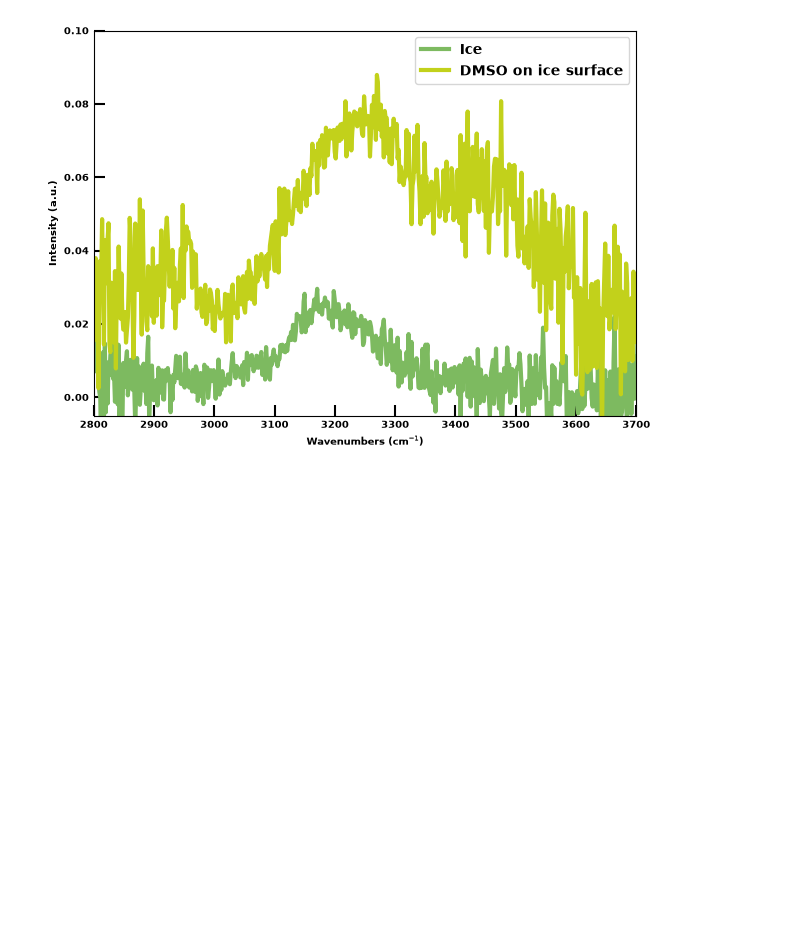
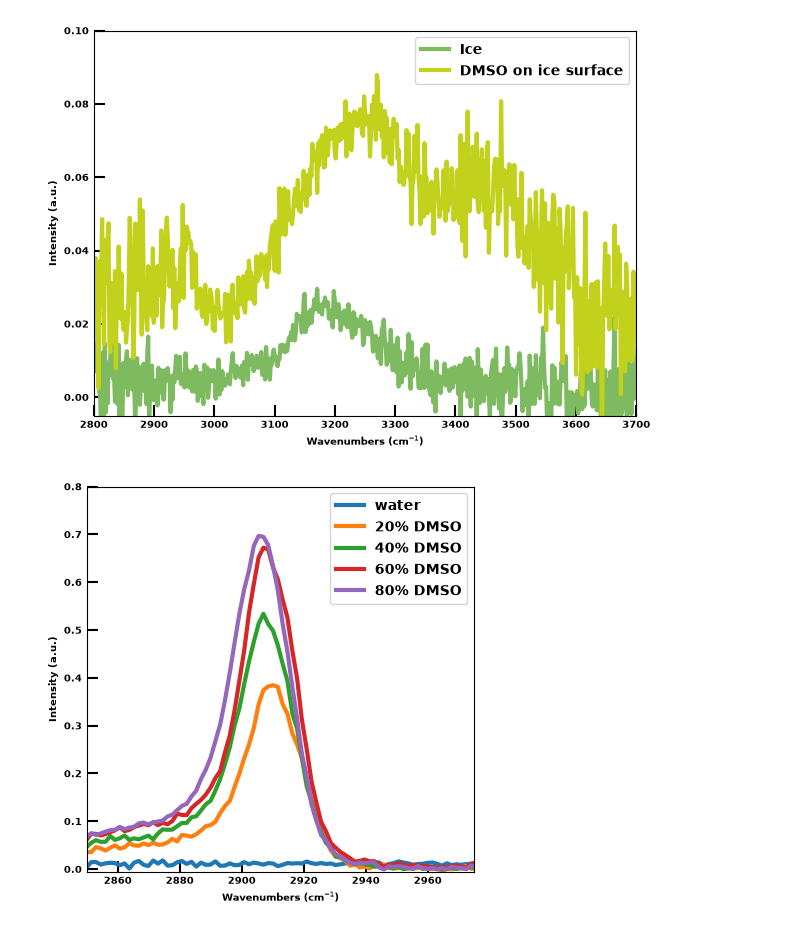
Before and after one commit to upschemistry/DMSO_on_ice, a Jupyter notebook: DMSO/SFG_results.ipynb, the cells around one changed output. Drawn from its saved outputs; the diff is of its cells as text; code cells hidden in the pictures; blank space fills up the shorter version.

```diff
--- a/DMSO/SFG_results.ipynb
+++ b/DMSO/SFG_results.ipynb
@@ -83,3 +91,74 @@ plt.tick_params(axis='both', direction='in', length=8, width=1.5)
 plt.show()
 # %% [output]
 [figure]
+# %%
+file_data = {
+    'water_5C_ssp_3um_300s.csv': 'water',
+    'dmso20_5C_ssp_3um_300s.csv': '20% DMSO',
+    'dmso40_5C_ssp_3um_300s.csv': '40% DMSO',
+    'dmso60_5C_ssp_3um_300s.csv': '60% DMSO',
+    'dmso80_5C_ssp_3um_300s.csv': '80% DMSO',
+
+}
+
+plt.figure(figsize=(5, 5))
+plt.ylim(-0.005, 0.8) # Adjusted y-limit to accommodate both datasets
+plt.xlim(2850, 2975)
+plt.xticks(fontsize=7, fontweight='bold')
+plt.yticks(fontsize=7, fontweight='bold')
+plt.xlabel(r'Wavenumbers (cm$^{-1}$)', fontsize=7, fontweight='bold')
+plt.ylabel('Intensity (a.u.)', fontsize=7, fontweight='bold')
+#plt.title('Ice and DMSO on ice surface', fontsize=15, fontweight='bold')
+
+# borders
+ax = plt.gca()
+#ax.spines['top'].set_linewidth(2.5)
+#ax.spines['right'].set_linewidth(2.5)
+#ax.spines['left'].set_linewidth(2)
+#ax.spines['bottom'].set_linewidth(2)
+
+plt.grid(False)
+
+for filename, label in file_data.items():
+    file_path = os.path.join(path, filename)
+    try:
+        # read the CSV with comma as delimiter, treating the first row as header
+        df = pd.read_csv(file_path, sep=',', header=0, engine='python')
+
+        # convert 'Wavenumber' and 'Intensity' to numeric
+        df['Wavenumber'] = pd.to_numeric(df['Wavenumber'], errors='coerce')
+        df['Intensity'] = pd.to_numeric(df['Intensity'], errors='coerce')
+
+        # drop rows where either 'Wavenumber' or 'Intensity' is NaN (inf?)
+        df.dropna(subset=['Wavenumber', 'Intensity'], inplace=True)
+
+        # axes names
+        x_data = df['Wavenumber']
+        y_data = df['Intensity']
+
+        # create an offset and assign colors
+        if label == 'water':
+            color = 'blue'  # Set color
+        if label == '20% DMSO':
+            color = 'purple'   # Set color
+        if label == '40% DMSO':
+            color = 'orange'   # Set color
+        if label == '60% DMSO':
+            color = 'pink'   # Set color
+        if label == '80% DMSO':
+            color = 'green'   # Set color
+
+        if not df.empty:
+            plt.plot(x_data, y_data, label=label, lw=3) # Added color argument
+        else:
+            print(f"No valid numeric data found for plotting in {filename} after cleaning.")
+
+    except Exception as e:
+        print(f"Error reading or plotting {filename}: {e}. Please check file format and column names.")
+
+plt.legend(prop={'size': 10, 'weight': 'bold'})
+#plt.legend(prop={'size': 10, 'weight': 'bold'}, frameon=False, loc='upper left', bbox_to_anchor=(1, 1))
+plt.tick_params(axis='both', direction='in', length=8, width=1.5)
+plt.show()
+# %% [output]
+[figure, added]
```
Also changed, not shown: parts of 1 cell of this notebook, 19 other files.
